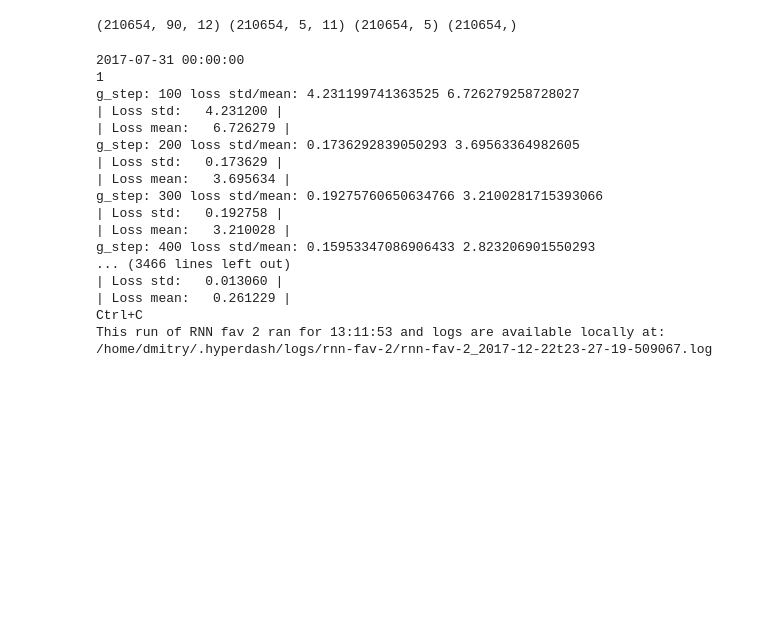
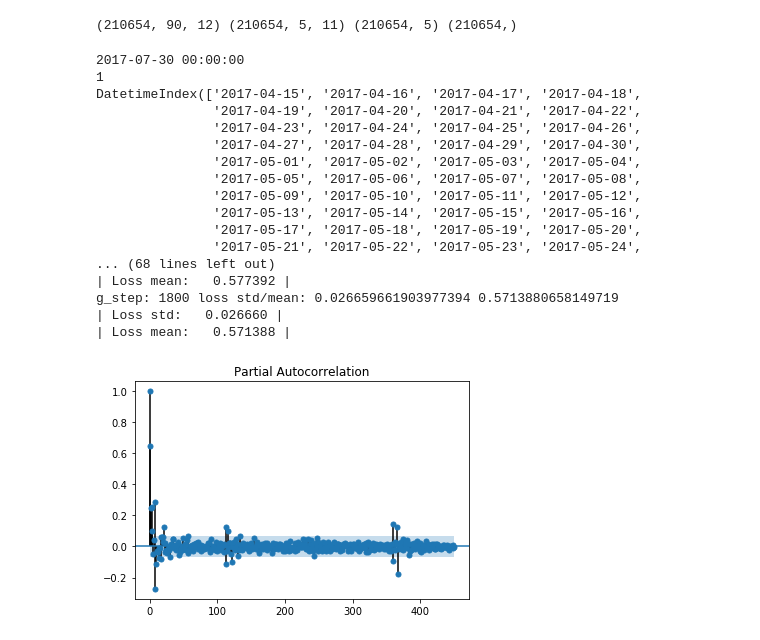
Before and after one commit to dchirikov/kg-favorita-grocery-sales-forecasting, a Jupyter notebook: 14-02.ipynb, the cells around one changed output. Cells and saved outputs as stored; diff of their text form; code cells hidden in the pictures; blank space fills up the shorter version.

```diff
--- a/14-02.ipynb
+++ b/14-02.ipynb
@@ -260,15 +259,17 @@ print(tmp[0].shape, tmp[1].shape, tmp[2].shape, tmp[3].shape)
 # %%
 %autoreload 2
 
-history = 200
+history = 400
 time_to_predict = 16
+freq=1
 
-last_day_train = '2017-07-15'
-window=21
+last_day_train = '2017-07-14'
+window=90
 epochs = 100
 validation_day = pd.to_datetime(last_day_train) + pd.Timedelta('{} days'.format(time_to_predict))
 batch_size = 2000
 sum_W = 3574368.0/16
+skip=0
 
 print(validation_day)
 
@@ -279,18 +280,21 @@ batch_gen = get_random_train_test(
     history=history,
     size=batch_size,
     predict_days=time_to_predict,
-    epochs=epochs
+    epochs=epochs,
+    skip=skip,
+    freq=freq
 )
 
-val_set = get_validation(df_pivot, validation_day, history=history, predict_days=time_to_predict)
+val_set = get_validation(df_pivot, validation_day, history=history,
+                        predict_days=time_to_predict, skip=skip)
 
 from model import RNNModel
 
 m = RNNModel(
     history=history,
     n_days_predict=time_to_predict,
-    clip_gradients=1.,
-    starter_learning_rate=0.00005,
+    clip_gradients=5.,
+    starter_learning_rate=0.0001,
     #starter_learning_rate=0.0005,
     n_layers_rnn=1,
     rnn_size_encoder=200,
@@ -305,26 +309,32 @@ try:
 except NameError:
     pass
 
-hd_exp = hd.Experiment('RNN fav 2')
+hd_exp = hd.Experiment('RNN fav 3')
 
 m.train(val_set, coef=unit_std, sum_W=sum_W,
         report_every=100, validate_every=1000,
         hd_exp=hd_exp)
 # %% [output]
-2017-07-31 00:00:00
+2017-07-30 00:00:00
 1
-g_step: 100 loss std/mean: 4.231199741363525 6.726279258728027
-| Loss std:   4.231200 |
-| Loss mean:   6.726279 |
-g_step: 200 loss std/mean: 0.1736292839050293 3.69563364982605
-| Loss std:   0.173629 |
-| Loss mean:   3.695634 |
-g_step: 300 loss std/mean: 0.19275760650634766 3.2100281715393066
-| Loss std:   0.192758 |
-| Loss mean:   3.210028 |
-g_step: 400 loss std/mean: 0.15953347086906433 2.823206901550293
-... (3466 lines left out)
-| Loss std:   0.013060 |
-| Loss mean:   0.261229 |
-Ctrl+C
-This run of RNN fav 2 ran for 13:11:53 and logs are available locally at: /home/dmitry/.hyperdash/logs/rnn-fav-2/rnn-fav-2_2017-12-22t23-27-19-509067.log
+DatetimeIndex(['2017-04-15', '2017-04-16', '2017-04-17', '2017-04-18',
+               '2017-04-19', '2017-04-20', '2017-04-21', '2017-04-22',
+               '2017-04-23', '2017-04-24', '2017-04-25', '2017-04-26',
+               '2017-04-27', '2017-04-28', '2017-04-29', '2017-04-30',
+               '2017-05-01', '2017-05-02', '2017-05-03', '2017-05-04',
+               '2017-05-05', '2017-05-06', '2017-05-07', '2017-05-08',
+               '2017-05-09', '2017-05-10', '2017-05-11', '2017-05-12',
+               '2017-05-13', '2017-05-14', '2017-05-15', '2017-05-16',
+               '2017-05-17', '2017-05-18', '2017-05-19', '2017-05-20',
+               '2017-05-21', '2017-05-22', '2017-05-23', '2017-05-24',
+... (68 lines left out)
+| Loss mean:   0.577392 |
+g_step: 1800 loss std/mean: 0.026659661903977394 0.5713880658149719
+| Loss std:   0.026660 |
+| Loss mean:   0.571388 |
+# %%
+sales = df[
+    (df['item_nbr'] == 1503844) &
+    (df['store_nbr'] == 44)
+
+]['unit_sales_scaled']
@@ -330,0 +345,5 @@ This run of RNN fav 2 ran for 13:11:53 and logs are available locally at: /home/
+# %%
+sm.graphics.tsa.plot_pacf(sales, lags=450)
+plt.show()
+# %% [output]
+[figure, added]
```
Also changed, not shown: parts of 9 cells of this notebook, 1 other file.
